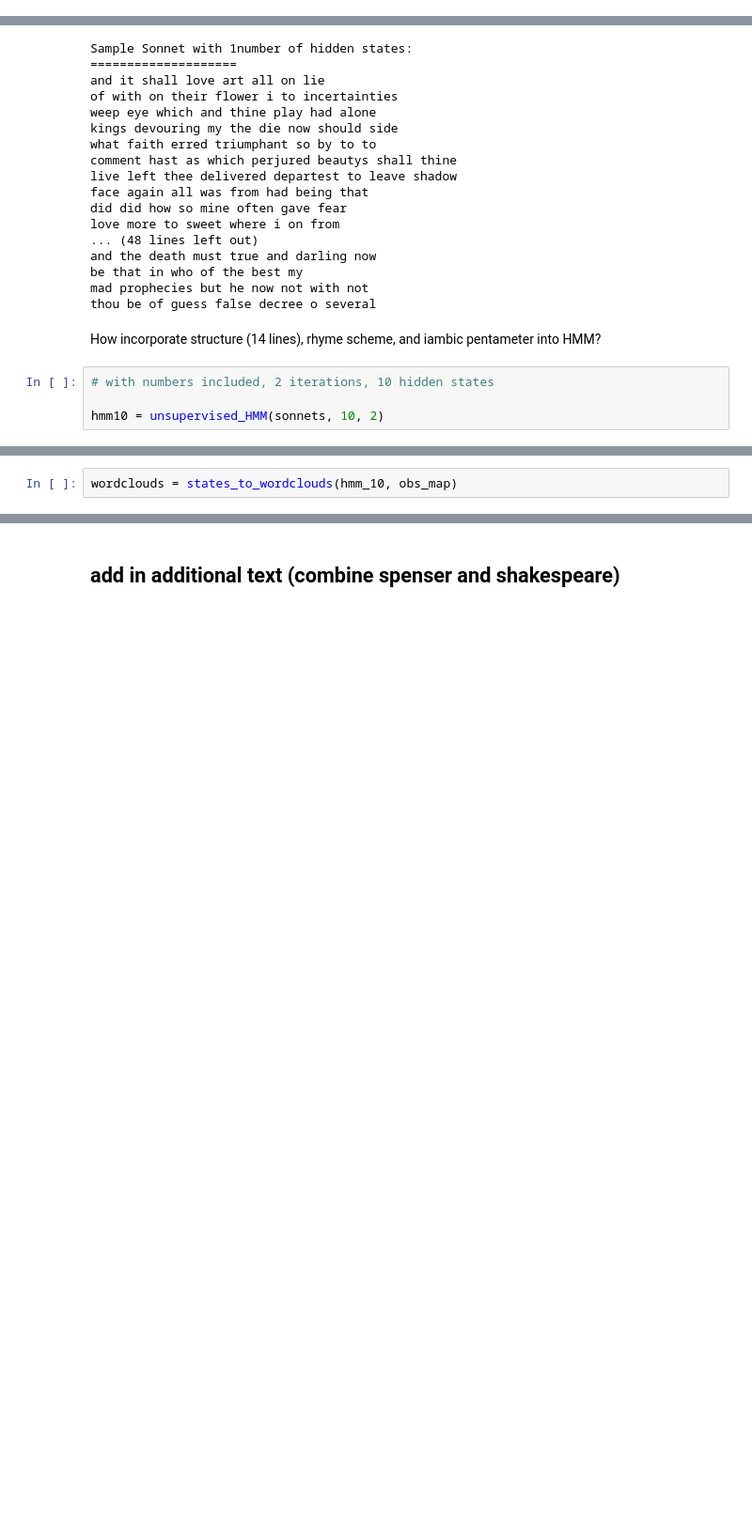
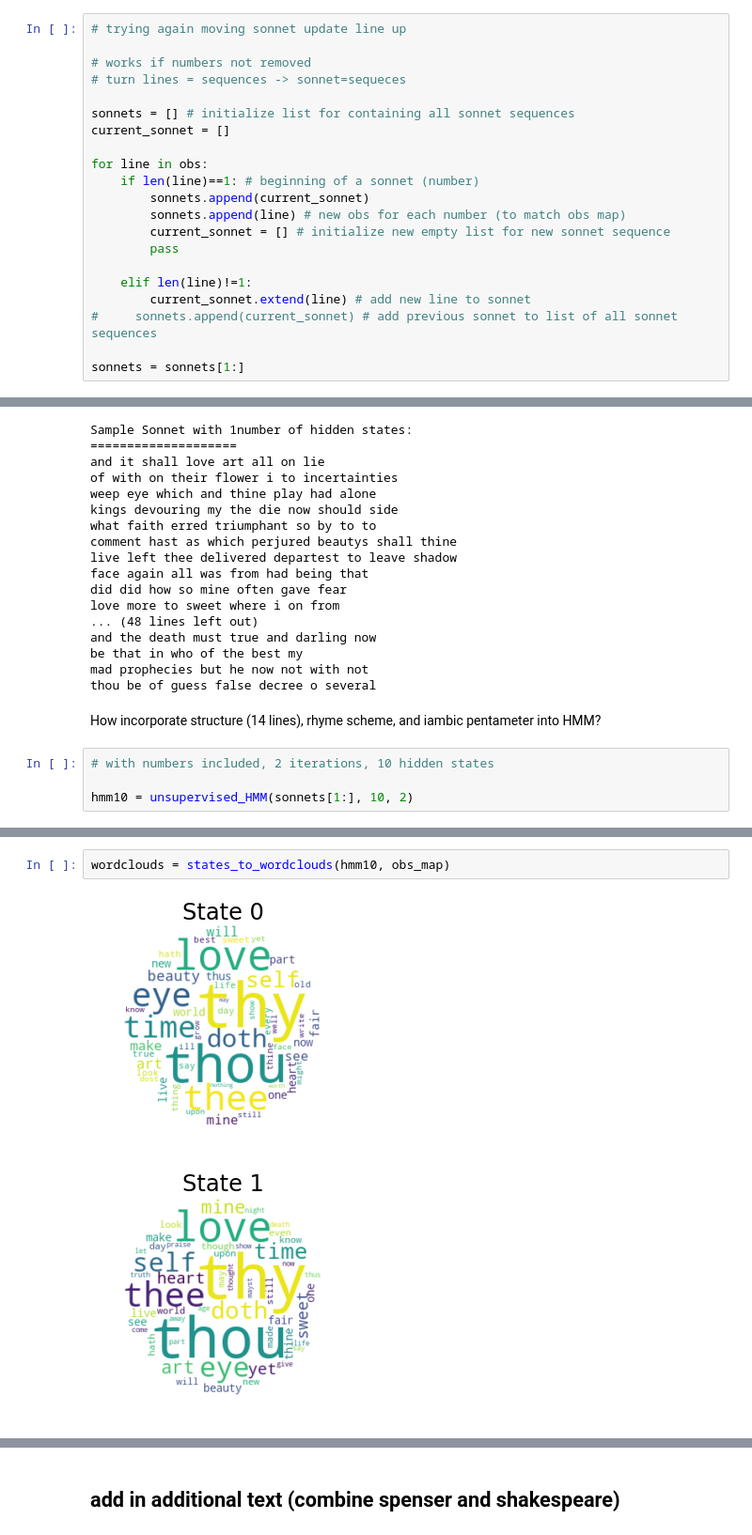
Before and after one commit to alexfarhang/ShakespeareanPoemGeneration, a Jupyter notebook: Miniproject_3/miniproject_3_ae.ipynb, the cells around one changed output, grey strips where cells are left out. Shown: that part at 94% size. Saved outputs shown, nothing was run; the diff lists cells and outputs as text; blank space fills up the shorter version.

Commit message:
fixed sonnet parser, still issues with sonnet numbers as sequences

```diff
--- a/Miniproject_3/miniproject_3_ae.ipynb
+++ b/Miniproject_3/miniproject_3_ae.ipynb
@@ -74,3 +72,24 @@ obs;
+# %%
+# trying again moving sonnet update line up
+
+# works if numbers not removed
+# turn lines = sequences -> sonnet=sequeces
+
+sonnets = [] # initialize list for containing all sonnet sequences
+current_sonnet = []
+
+for line in obs:
+    if len(line)==1: # beginning of a sonnet (number)
+        sonnets.append(current_sonnet)
+        sonnets.append(line) # new obs for each number (to match obs map)
+        current_sonnet = [] # initialize new empty list for new sonnet sequence
+        pass
+
+    elif len(line)!=1:
+        current_sonnet.extend(line) # add new line to sonnet
+#     sonnets.append(current_sonnet) # add previous sonnet to list of all sonnet sequences
+
+sonnets = sonnets[1:]
 # %%
 # # if numbers removed
 
@@ -287,5 +306,5 @@ How incorporate structure (14 lines), rhyme scheme, and iambic pentameter into H
 # %%
 # with numbers included, 2 iterations, 10 hidden states
 
-hmm10 = unsupervised_HMM(sonnets, 10, 2)
+hmm10 = unsupervised_HMM(sonnets[1:], 10, 2)
 # %%
@@ -293,2 +327,5 @@ sample_sonnet(hmm_10, obs_map, n_words=112)
 # %%
-wordclouds = states_to_wordclouds(hmm_10, obs_map)
+wordclouds = states_to_wordclouds(hmm10, obs_map)
+# %% [output]
+[figure, added]
+[figure, added]
```
Also changed, not shown: parts of 4 cells of this notebook.
